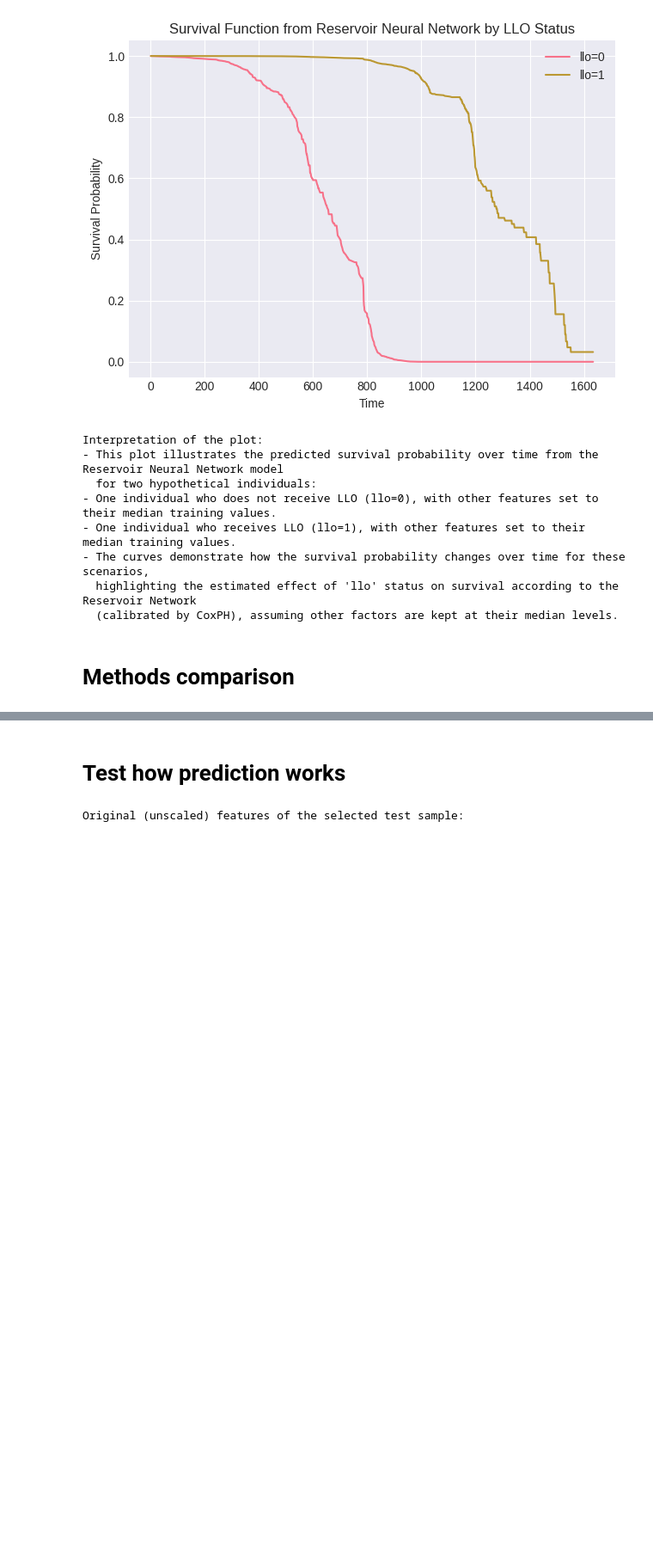
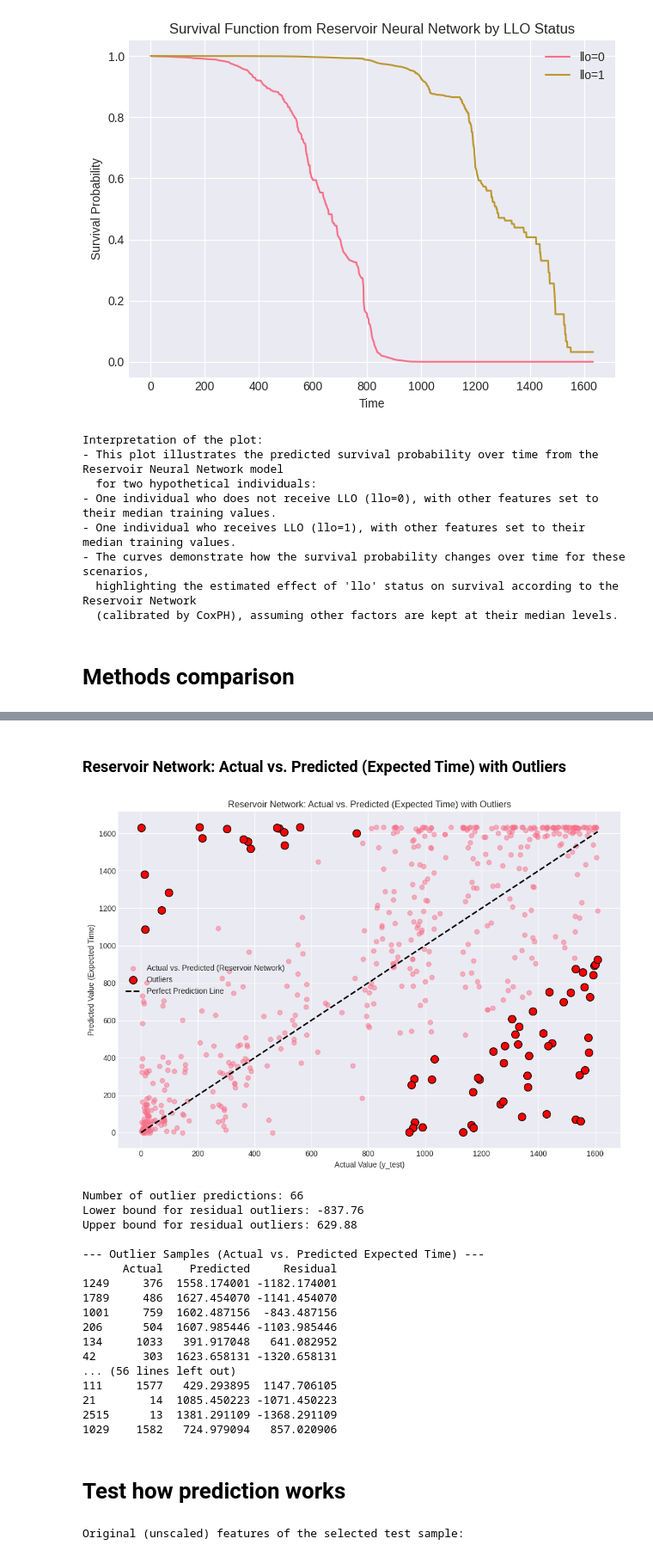
Before and after one commit to D2718281828nis/BioMedAI-Heart-Desease-LifeTime-Forecast, a Jupyter notebook: Survival-function-analysys.ipynb, the cells around one changed output, grey strips where cells are left out. Shown at 86% size. Saved outputs shown, nothing was run; the diff lists cells and outputs as text; code cells hidden in the pictures; blank space fills up the shorter version.

```diff
--- a/Survival-function-analysys.ipynb
+++ b/Survival-function-analysys.ipynb
@@ -1411,3 +1625,79 @@ Interpretation of C-index:
+# %% [markdown]
+### Reservoir Network: Actual vs. Predicted (Expected Time) with Outliers
+# %%
+import matplotlib.pyplot as plt
+import pandas as pd
+import numpy as np
+
+# 1. Get predicted time scores for the test set using rn_model
+predicted_rn_scores = rn_model.predict(X_test_sc).flatten()
+
+# 2. Create a DataFrame with these scores for the cox_calibrator_rn
+# The cox_calibrator_rn expects a DataFrame with a column named 'rn_time_prediction'
+risk_df_for_calibrator_test_rn = pd.DataFrame({'rn_time_prediction': predicted_rn_scores}, index=y_test.index)
+
+# 3. Use cox_calibrator_rn.predict_expectation to get a single predicted time for each test sample
+predicted_time_rn = cox_calibrator_rn.predict_expectation(risk_df_for_calibrator_test_rn)
+
+# Align predicted_time_rn with y_test
+predicted_time_rn.index = y_test.index
+
+# 4. Calculate residuals
+residuals_rn = y_test - predicted_time_rn
+
+# 5. Calculate IQR for residuals to identify outliers
+Q1_res_rn = residuals_rn.quantile(0.25)
+Q3_res_rn = residuals_rn.quantile(0.75)
+IQR_res_rn = Q3_res_rn - Q1_res_rn
+
+lower_bound_res_rn = Q1_res_rn - 1.5 * IQR_res_rn
+upper_bound_res_rn = Q3_res_rn + 1.5 * IQR_res_rn
+
+# Identify outlier residuals
+outlier_mask_rn = (residuals_rn < lower_bound_res_rn) | (residuals_rn > upper_bound_res_rn)
+
+outlier_y_test_rn = y_test[outlier_mask_rn]
+outlier_predicted_time_rn = predicted_time_rn[outlier_mask_rn]
+
+# 6. Plotting actual vs. predicted values with outliers highlighted
+plt.figure(figsize=(10, 7))
+plt.scatter(y_test, predicted_time_rn, alpha=0.5, label='Actual vs. Predicted (Reservoir Network)')
+plt.scatter(outlier_y_test_rn, outlier_predicted_time_rn, color='red', s=100, label='Outliers', edgecolors='black')
+plt.plot([y_test.min(), y_test.max()], [y_test.min(), y_test.max()], 'k--', lw=2, label='Perfect Prediction Line')
+plt.xlabel('Actual Value (y_test)')
+plt.ylabel('Predicted Value (Expected Time)')
+plt.title('Reservoir Network: Actual vs. Predicted (Expected Time) with Outliers')
+plt.legend()
+plt.grid(True)
+plt.tight_layout()
+plt.show()
+
+print(f"\nNumber of outlier predictions: {len(outlier_y_test_rn)}")
+print(f"Lower bound for residual outliers: {lower_bound_res_rn:.2f}")
+print(f"Upper bound for residual outliers: {upper_bound_res_rn:.2f}")
+
+print("\n--- Outlier Samples (Actual vs. Predicted Expected Time) ---")
+outlier_df_rn = pd.DataFrame({'Actual': outlier_y_test_rn, 'Predicted': outlier_predicted_time_rn, 'Residual': residuals_rn[outlier_mask_rn]})
+print(outlier_df_rn.to_string())
+# %% [output]
+[figure, added]
+Number of outlier predictions: 66
+Lower bound for residual outliers: -837.76
+Upper bound for residual outliers: 629.88
+
+--- Outlier Samples (Actual vs. Predicted Expected Time) ---
+      Actual    Predicted     Residual
+1249     376  1558.174001 -1182.174001
+1789     486  1627.454070 -1141.454070
+1001     759  1602.487156  -843.487156
+206      504  1607.985446 -1103.985446
+134     1033   391.917048   641.082952
+42       303  1623.658131 -1320.658131
+... (56 lines left out)
+111     1577   429.293895  1147.706105
+21        14  1085.450223 -1071.450223
+2515      13  1381.291109 -1368.291109
+1029    1582   724.979094   857.020906
 # %% [markdown]
 # Test how prediction works
 # %%
```
Also changed, not shown: parts of 14 cells of this notebook.
